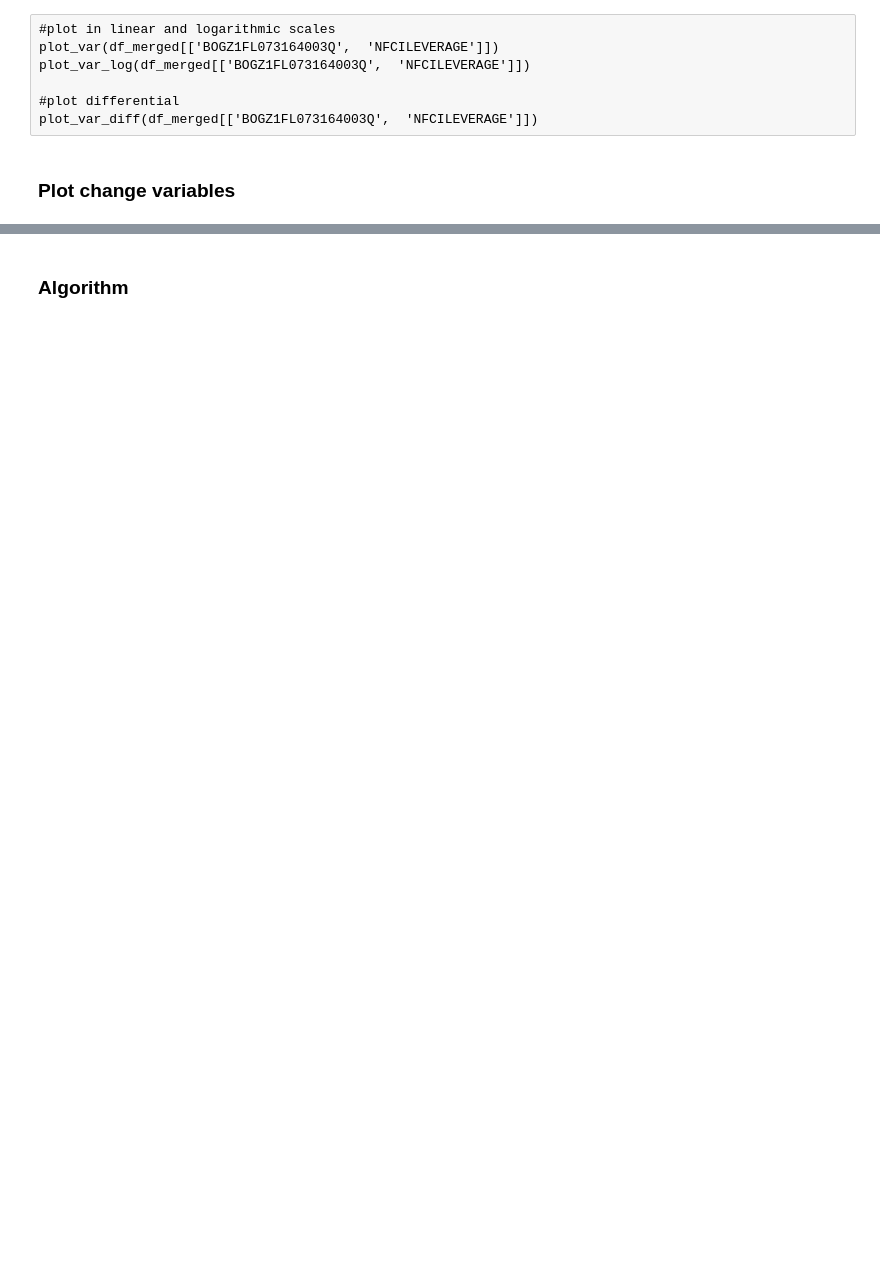
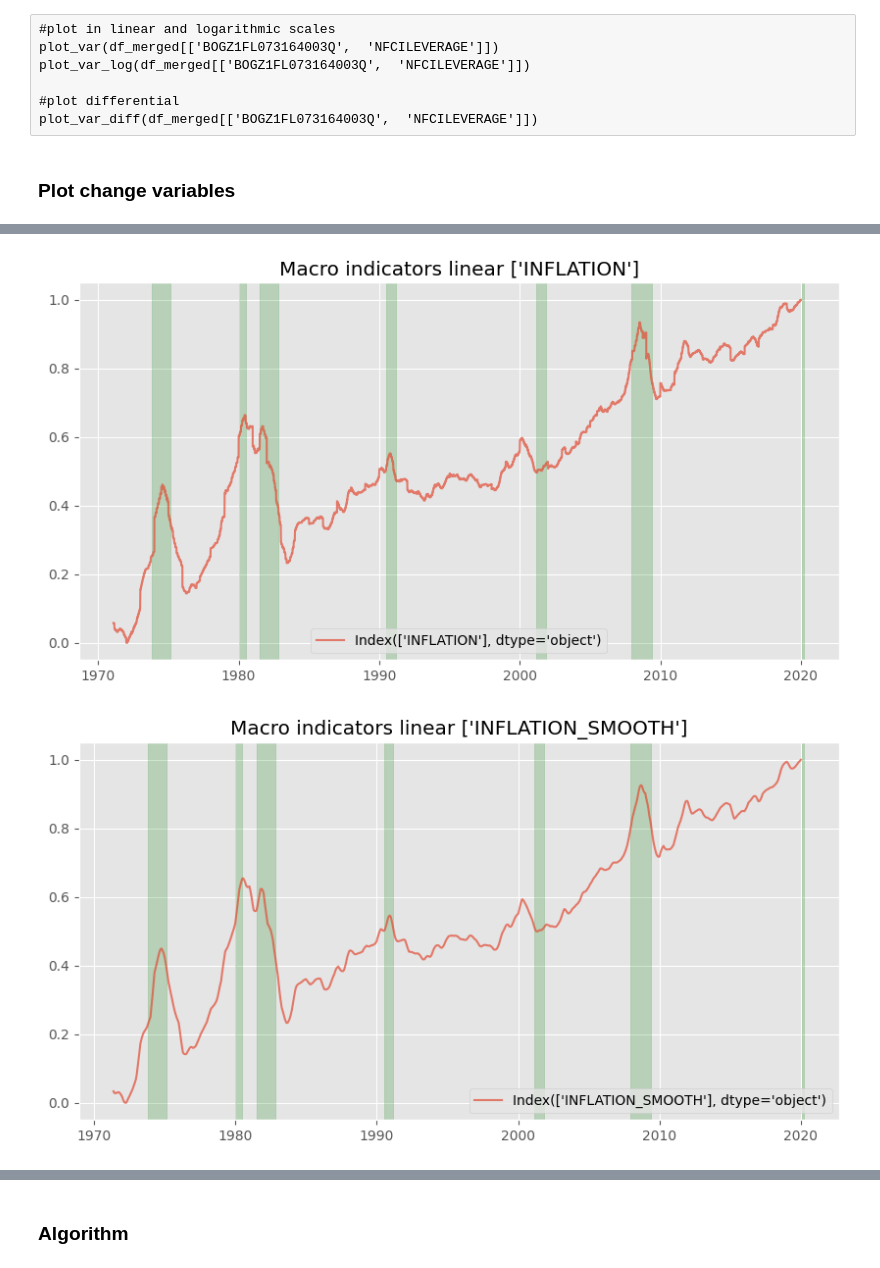
Before and after one commit to piegarroni/markets-time-series-forecasting, a Jupyter notebook: macroeco_situation.ipynb, the cells around one changed output, grey strips where cells are left out. Saved outputs shown, nothing was run; the diff lists cells and outputs as text; code cells hidden in the pictures; blank space fills up the shorter version.

```diff
--- a/macroeco_situation.ipynb
+++ b/macroeco_situation.ipynb
@@ -498,11 +461,0 @@ plot_var(df_change[['UNRATE', 'NFCILEVERAGE', 'PSAVERT', 'DFF']])
-# %%
-# smooth
-df_merged['GDP_smooth'] = df_merged['GDP'].rolling(window=100).mean()  # offset with non smooth data
-df_merged['NFCILEVERAGE_smooth'] = df_merged['NFCILEVERAGE'].rolling(window=100).mean()
-df_merged['BOGZ1FL073164003Q_smooth'] = df_merged['BOGZ1FL073164003Q'].rolling(window=100).mean()
-df_merged['NASDAQCOM_smooth'] = df_merged['NASDAQCOM'].rolling(window=100).mean()
-
-plot_var(df_merged[['BOGZ1FL073164003Q_smooth',  'NFCILEVERAGE_smooth']])
-
-
-plot_var_diff(df_merged[['BOGZ1FL073164003Q_smooth',  'NFCILEVERAGE_smooth', 'NASDAQCOM_smooth']])
@@ -591,0 +565,14 @@ plot_var(df_merged[['INFLATION', 'INFLATION_SMOOTH']])
+# %%
+#plot inflation variable NORMAL
+
+
+df_scaled['INFLATION'] = df_scaled['PCECTPI'] +df_scaled['M2SL'] + df_scaled['FPCPITOTLZGUSA']  + df_scaled['NFCILEVERAGE'] + df_scaled['CORESTICKM159SFRBATL'] + df_scaled['GDPDEF'] + df_scaled['PPIACO']
+
+#df_scaled['INFLATION_SMOOTH'] = df_scaled['INFLATION'].rolling(window=15, win_type='gaussian', center=True).mean(std=5)
+df_scaled['INFLATION_SMOOTH'] = df_scaled['INFLATION'].rolling(window=75).mean()
+plot_var(df_scaled[['INFLATION']])
+
+plot_var(df_scaled[['INFLATION_SMOOTH']])
+# %% [output]
+[figure, added]
+[figure, added]
```
Also changed, not shown: parts of 55 cells of this notebook, 5 other files.
